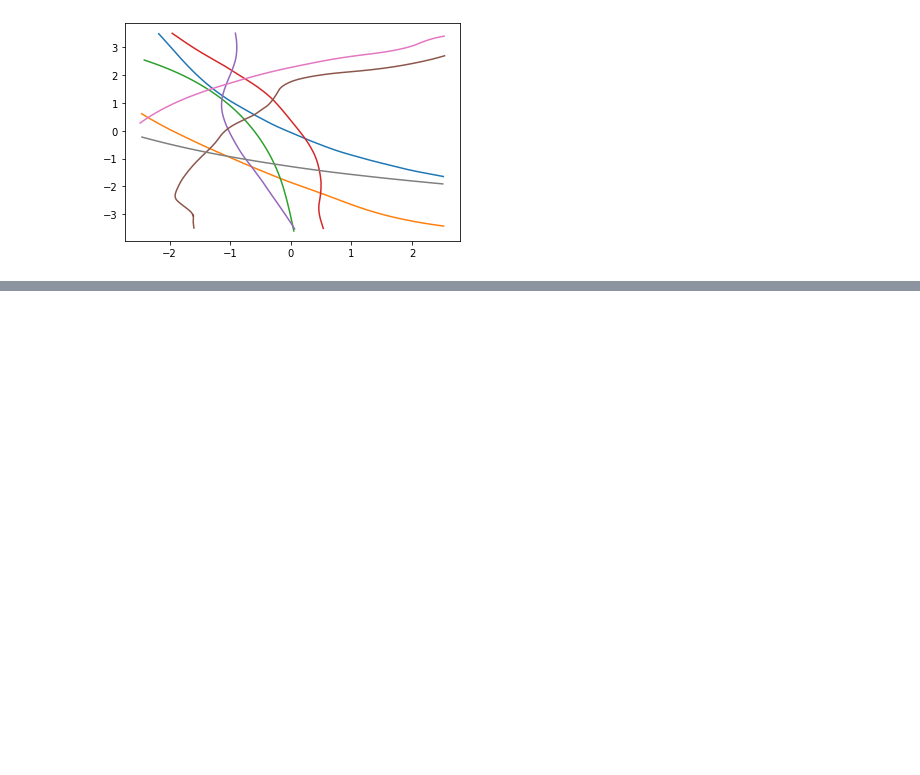
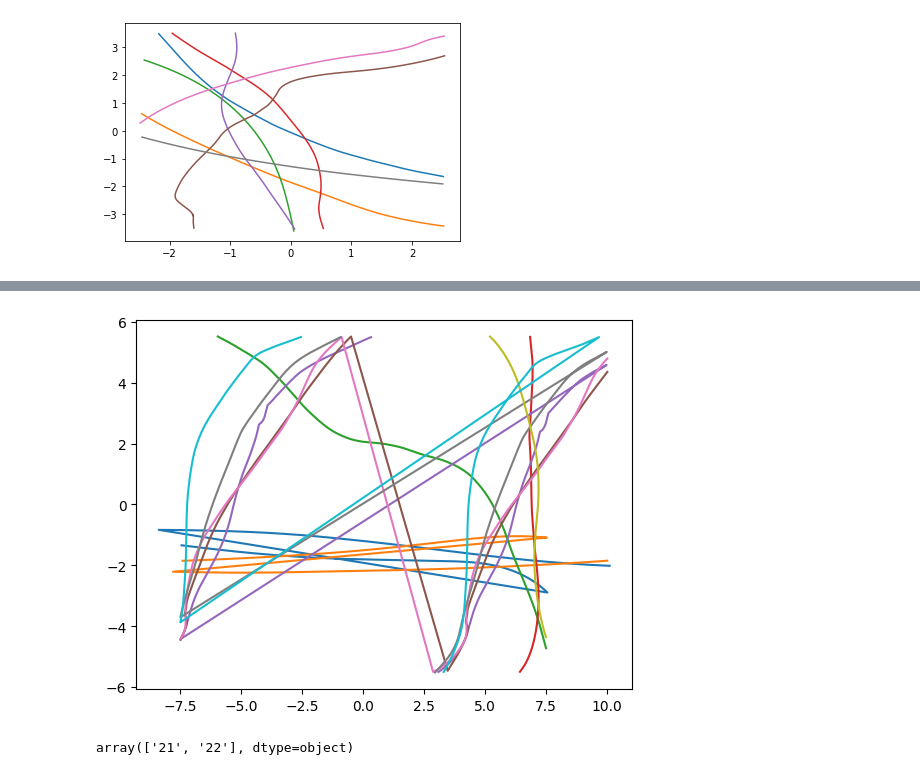
Before and after one commit to ika-rwth-aachen/drone-dataset-tools, a Jupyter notebook: src/notebooks/trajectory-transformer.ipynb, the cells around one changed output, grey strips where cells are left out. Drawn from its saved outputs; the diff is of its cells as text; code cells hidden in the pictures; blank space fills up the shorter version.

```diff
--- a/src/notebooks/trajectory-transformer.ipynb
+++ b/src/notebooks/trajectory-transformer.ipynb
@@ -98,0 +97,15 @@ array(['10', '11'], dtype=object)
+# %%
+df = transformerData[9.0]
+# visualizer.showLocalTrajectories(df, "ped", "x", "y")
+pedIds = df['ped'].unique()
+pedDfs = df[df['ped'].isin(pedIds[10:20])]
+visualizer.showLocalTrajectories(pedDfs, "ped", "x", "y")
+# for pid in pedIds:
+#     pedDf = df[df['ped'] == pid]
+#     visualizer.showLocalTrajectories(pedDf, "ped", "x", "y")
+# %% [output]
+[figure, added]
+# %%
+df["sceneId"].unique()
+# %% [output]
+array(['21', '22'], dtype=object)
```
Also changed, not shown: parts of 9 cells of this notebook, 4 other files.
